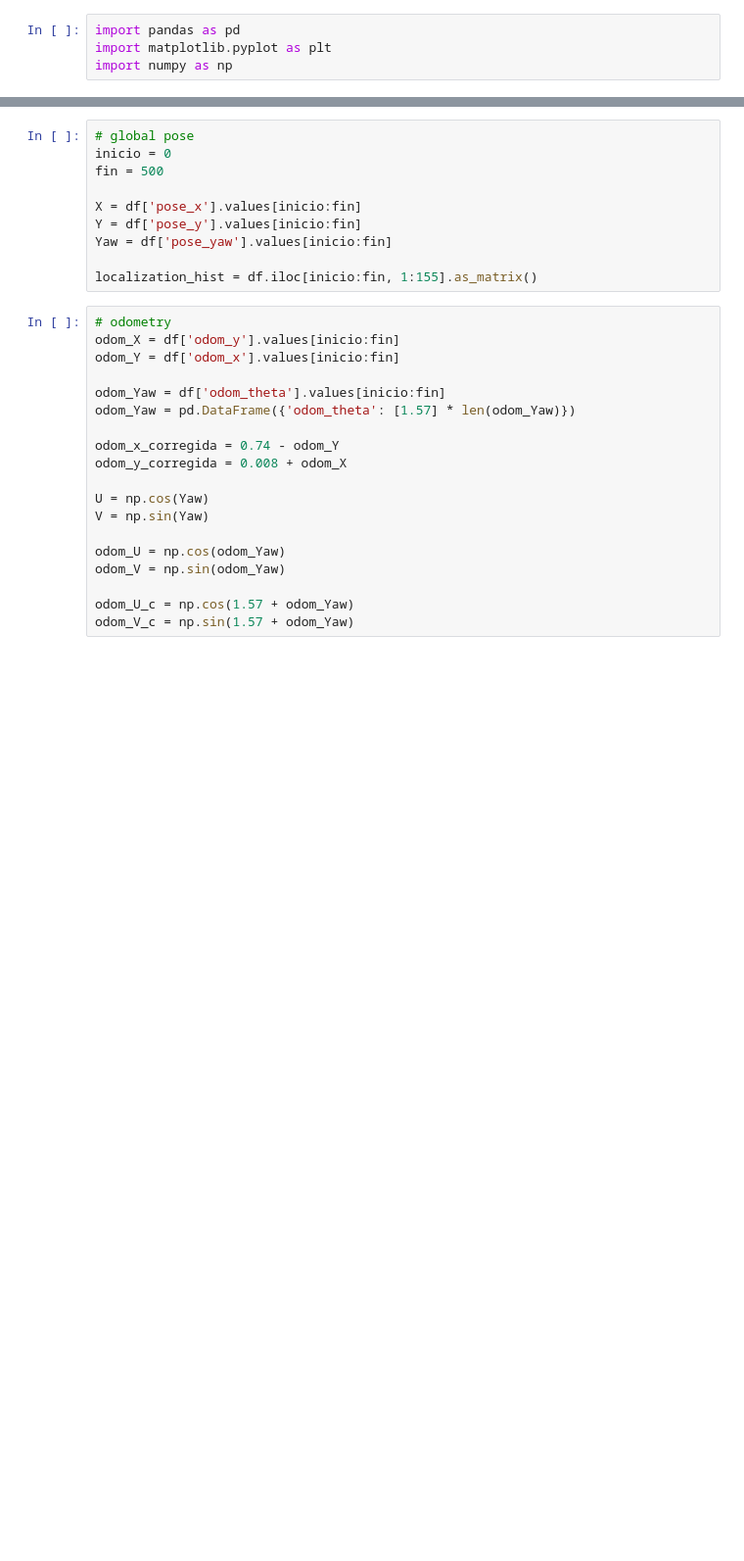
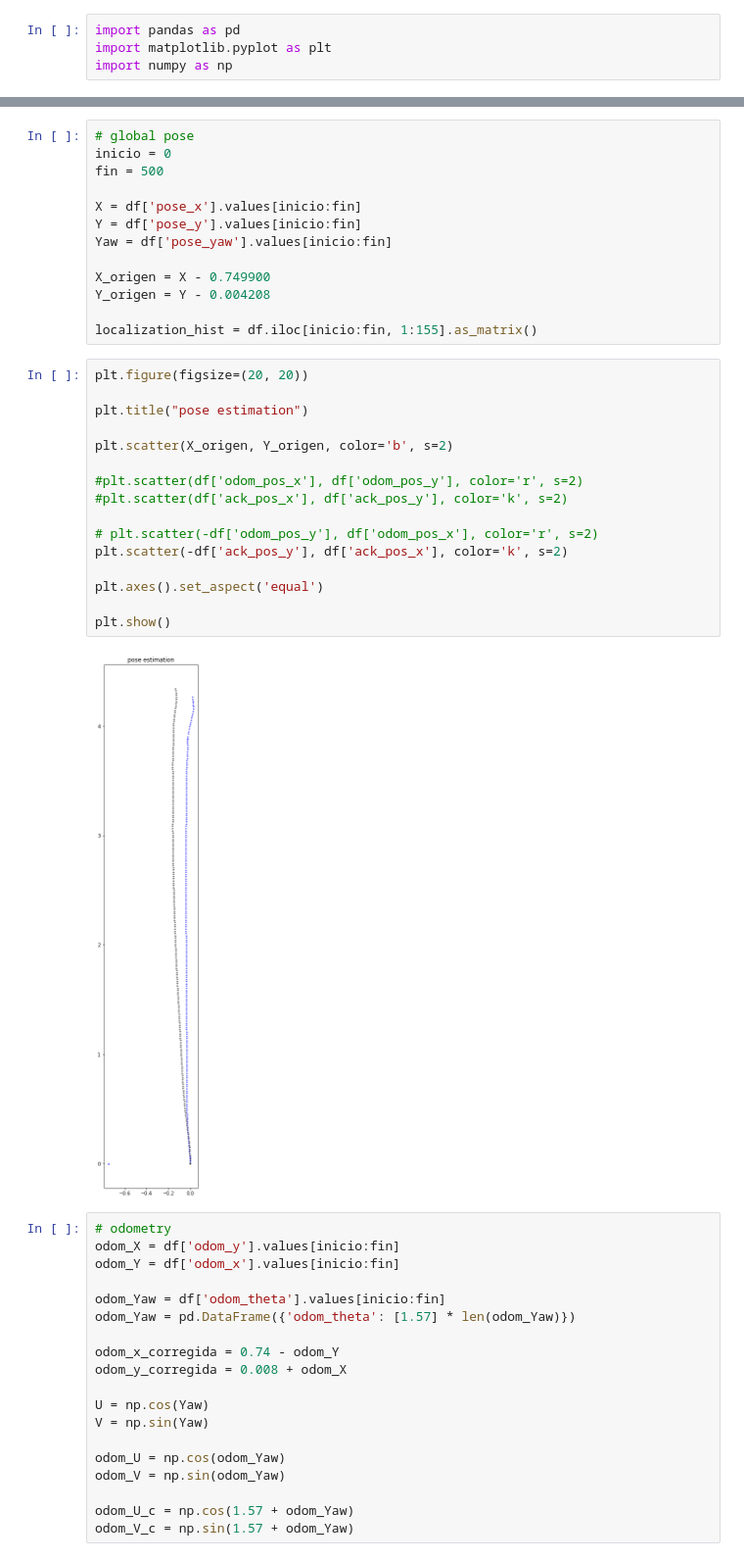
Before and after one commit to lgarciaos/AutoNOMOS, a Jupyter notebook: debug python/localization.ipynb, the cells around one changed output, grey strips where cells are left out. Shown at 98% size. Saved outputs shown, nothing was run; the diff lists cells and outputs as text; blank space fills up the shorter version.

```diff
--- a/debug python/localization.ipynb
+++ b/debug python/localization.ipynb
@@ -24,7 +24,28 @@ X = df['pose_x'].values[inicio:fin]
 Y = df['pose_y'].values[inicio:fin]
 Yaw = df['pose_yaw'].values[inicio:fin]
 
+X_origen = X - 0.749900
+Y_origen = Y - 0.004208
+
 localization_hist = df.iloc[inicio:fin, 1:155].as_matrix()
+# %%
+plt.figure(figsize=(20, 20))
+
+plt.title("pose estimation")
+
+plt.scatter(X_origen, Y_origen, color='b', s=2)
+
+#plt.scatter(df['odom_pos_x'], df['odom_pos_y'], color='r', s=2)
+#plt.scatter(df['ack_pos_x'], df['ack_pos_y'], color='k', s=2)
+
+# plt.scatter(-df['odom_pos_y'], df['odom_pos_x'], color='r', s=2)
+plt.scatter(-df['ack_pos_y'], df['ack_pos_x'], color='k', s=2)
+
+plt.axes().set_aspect('equal')
+
+plt.show()
+# %% [output]
+[figure, added]
 # %%
 # odometry
 odom_X = df['odom_y'].values[inicio:fin]
```
Also changed, not shown: parts of 7 cells of this notebook, 12 other files.
